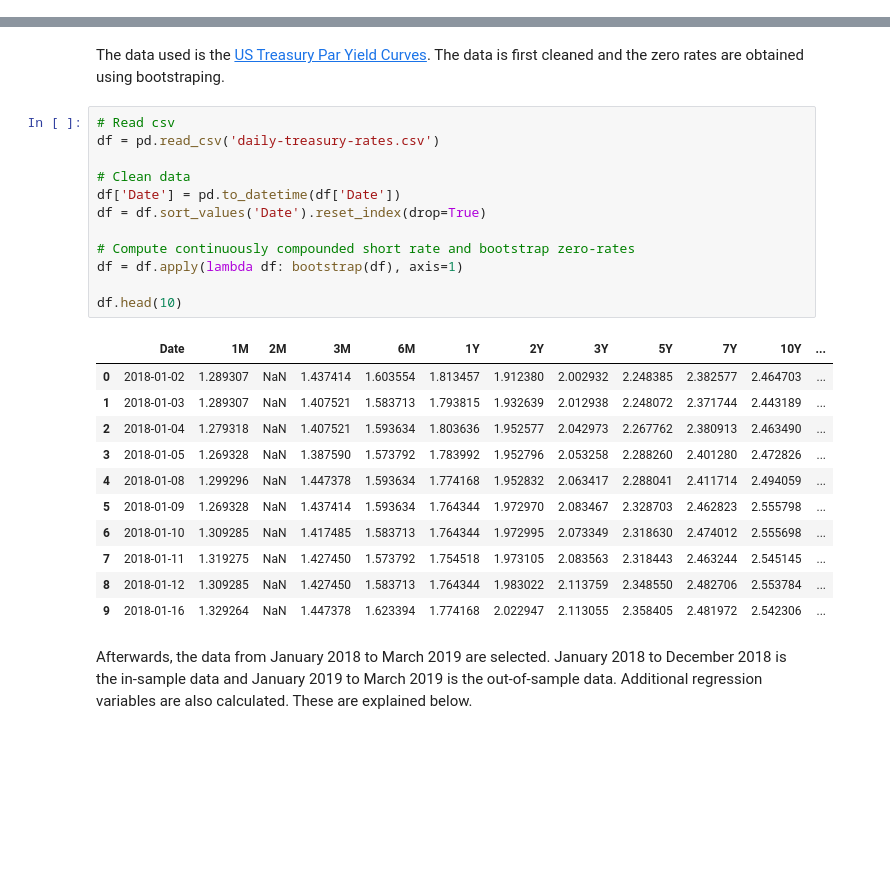
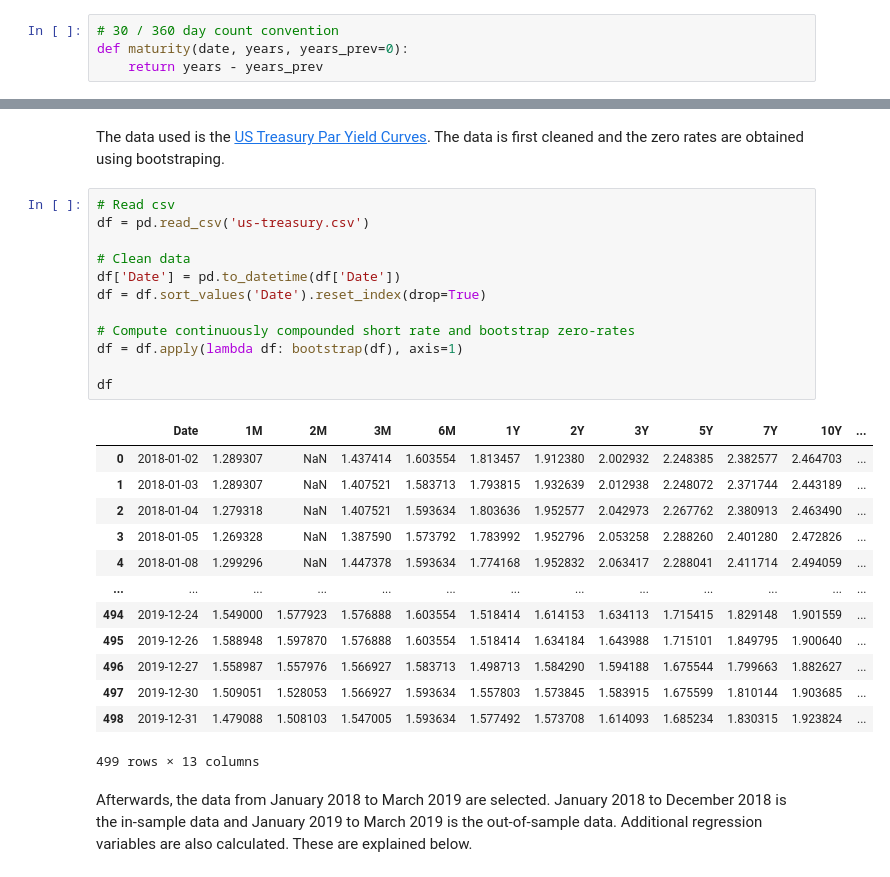
Before and after one commit to briangodwinlim/Financial-Math, a Jupyter notebook: Interest Rate Models/CIR.ipynb, the cells around one changed output, grey strips where cells are left out. Drawn from its saved outputs; the diff is of its cells as text; blank space fills up the shorter version.

```diff
--- a/Interest Rate Models/CIR.ipynb
+++ b/Interest Rate Models/CIR.ipynb
@@ -40 +43,5 @@ def to_year(s):
+# %%
+# 30 / 360 day count convention
+def maturity(date, years, years_prev=0):
+    return years - years_prev
 # %% [markdown]
@@ -78,28 +95,30 @@ def bootstrap(df):
 The data used is the [US Treasury Par Yield Curves](https://home.treasury.gov/resource-center/data-chart-center/interest-rates/TextView?type=daily_treasury_yield_curve&field_tdr_date_value_month=202205). The data is first cleaned and the zero rates are obtained using bootstraping.
 # %%
 # Read csv
-df = pd.read_csv('daily-treasury-rates.csv')
+df = pd.read_csv('us-treasury.csv')
 
 # Clean data
 df['Date'] = pd.to_datetime(df['Date'])
 df = df.sort_values('Date').reset_index(drop=True)
 
 # Compute continuously compounded short rate and bootstrap zero-rates
 df = df.apply(lambda df: bootstrap(df), axis=1)
 
-df.head(10)
+df
 # %% [output]
 |  | Date | 1M | 2M | 3M | 6M | 1Y | 2Y | 3Y | 5Y | 7Y | 10Y | ... |
 | 0 | 2018-01-02 | 1.289307 | NaN | 1.437414 | 1.603554 | 1.813457 | 1.912380 | 2.002932 | 2.248385 | 2.382577 | 2.464703 | ... |
 | 1 | 2018-01-03 | 1.289307 | NaN | 1.407521 | 1.583713 | 1.793815 | 1.932639 | 2.012938 | 2.248072 | 2.371744 | 2.443189 | ... |
 | 2 | 2018-01-04 | 1.279318 | NaN | 1.407521 | 1.593634 | 1.803636 | 1.952577 | 2.042973 | 2.267762 | 2.380913 | 2.463490 | ... |
 | 3 | 2018-01-05 | 1.269328 | NaN | 1.387590 | 1.573792 | 1.783992 | 1.952796 | 2.053258 | 2.288260 | 2.401280 | 2.472826 | ... |
 | 4 | 2018-01-08 | 1.299296 | NaN | 1.447378 | 1.593634 | 1.774168 | 1.952832 | 2.063417 | 2.288041 | 2.411714 | 2.494059 | ... |
-| 5 | 2018-01-09 | 1.269328 | NaN | 1.437414 | 1.593634 | 1.764344 | 1.972970 | 2.083467 | 2.328703 | 2.462823 | 2.555798 | ... |
-| 6 | 2018-01-10 | 1.309285 | NaN | 1.417485 | 1.583713 | 1.764344 | 1.972995 | 2.073349 | 2.318630 | 2.474012 | 2.555698 | ... |
-| 7 | 2018-01-11 | 1.319275 | NaN | 1.427450 | 1.573792 | 1.754518 | 1.973105 | 2.083563 | 2.318443 | 2.463244 | 2.545145 | ... |
-| 8 | 2018-01-12 | 1.309285 | NaN | 1.427450 | 1.583713 | 1.764344 | 1.983022 | 2.113759 | 2.348550 | 2.482706 | 2.553784 | ... |
-| 9 | 2018-01-16 | 1.329264 | NaN | 1.447378 | 1.623394 | 1.774168 | 2.022947 | 2.113055 | 2.358405 | 2.481972 | 2.542306 | ... |
+| ... | ... | ... | ... | ... | ... | ... | ... | ... | ... | ... | ... | ... |
+| 494 | 2019-12-24 | 1.549000 | 1.577923 | 1.576888 | 1.603554 | 1.518414 | 1.614153 | 1.634113 | 1.715415 | 1.829148 | 1.901559 | ... |
+| 495 | 2019-12-26 | 1.588948 | 1.597870 | 1.576888 | 1.603554 | 1.518414 | 1.634184 | 1.643988 | 1.715101 | 1.849795 | 1.900640 | ... |
+| 496 | 2019-12-27 | 1.558987 | 1.557976 | 1.566927 | 1.583713 | 1.498713 | 1.584290 | 1.594188 | 1.675544 | 1.799663 | 1.882627 | ... |
+| 497 | 2019-12-30 | 1.509051 | 1.528053 | 1.566927 | 1.593634 | 1.557803 | 1.573845 | 1.583915 | 1.675599 | 1.810144 | 1.903685 | ... |
+| 498 | 2019-12-31 | 1.479088 | 1.508103 | 1.547005 | 1.593634 | 1.577492 | 1.573708 | 1.614093 | 1.685234 | 1.830315 | 1.923824 | ... |
+499 rows × 13 columns
 # %% [markdown]
 Afterwards, the data from January 2018 to March 2019 are selected. January 2018 to December 2018 is the in-sample data and January 2019 to March 2019 is the out-of-sample data. Additional regression variables are also calculated. These are explained below.
 # %%
```
Also changed, not shown: parts of 15 cells of this notebook, 1 other file.
